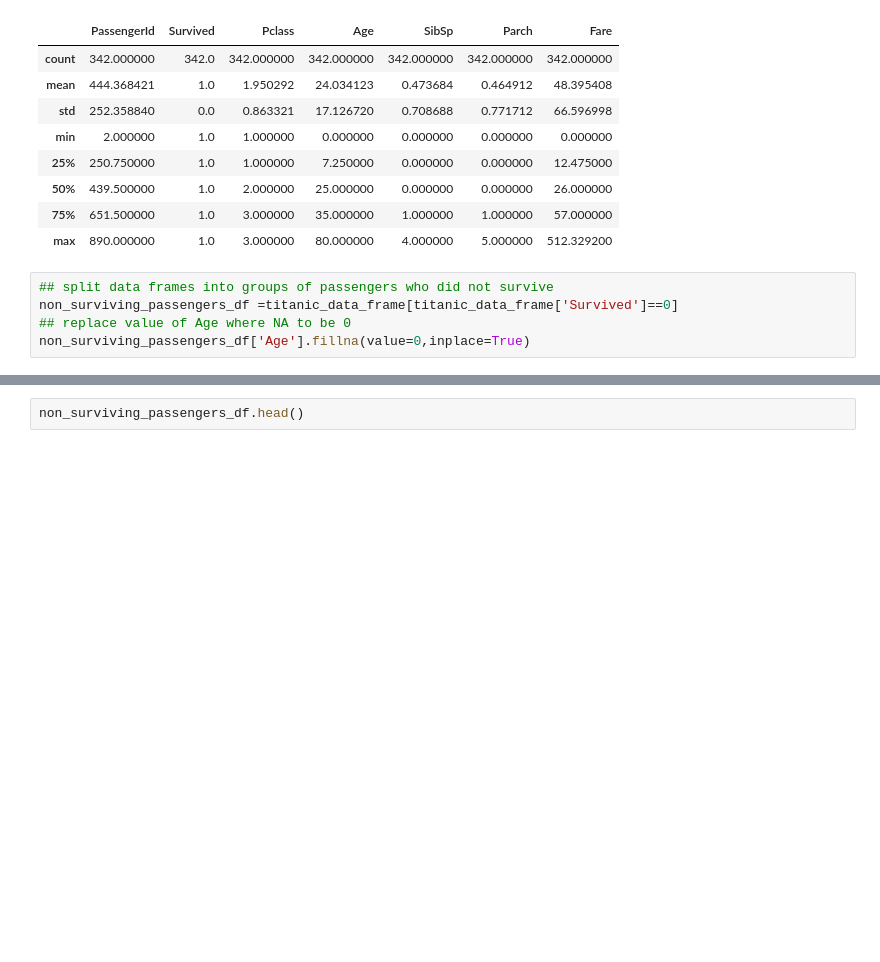
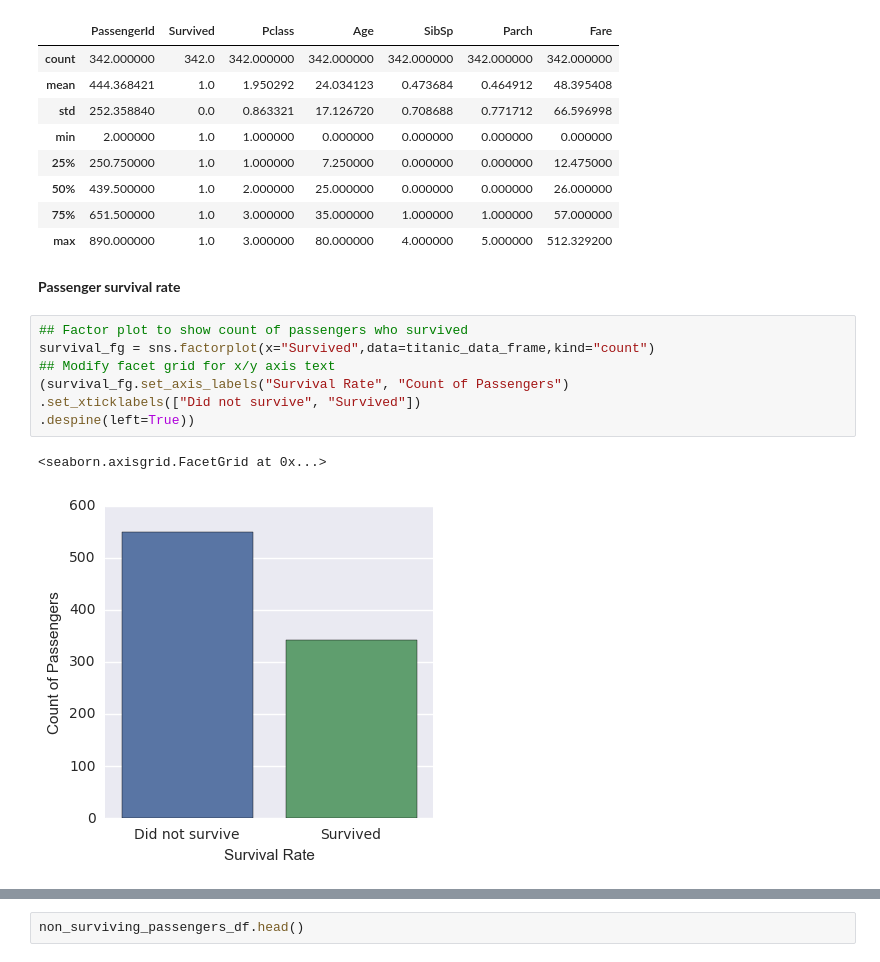
Before and after one commit to Ruchita7/P2_Investigate_Dataset, a Jupyter notebook: P2_investigate_titanic_data.ipynb, the cells around one changed output, grey strips where cells are left out. Cells and saved outputs as stored; diff of their text form; blank space fills up the shorter version.

```diff
--- a/P2_investigate_titanic_data.ipynb
+++ b/P2_investigate_titanic_data.ipynb
@@ -49,8 +166,15 @@ surviving_passengers_df.describe()
 | 50% | 439.500000 | 1.0 | 2.000000 | 25.000000 | 0.000000 | 0.000000 | 26.000000 |
 | 75% | 651.500000 | 1.0 | 3.000000 | 35.000000 | 1.000000 | 1.000000 | 57.000000 |
 | max | 890.000000 | 1.0 | 3.000000 | 80.000000 | 4.000000 | 5.000000 | 512.329200 |
-# %%
-## split data frames into groups of passengers who did not survive
-non_surviving_passengers_df =titanic_data_frame[titanic_data_frame['Survived']==0]
-## replace value of Age where NA to be 0
-non_surviving_passengers_df['Age'].fillna(value=0,inplace=True)
+# %% [markdown]
+**Passenger survival rate**
+# %%
+## Factor plot to show count of passengers who survived
+survival_fg = sns.factorplot(x="Survived",data=titanic_data_frame,kind="count")
+## Modify facet grid for x/y axis text
+(survival_fg.set_axis_labels("Survival Rate", "Count of Passengers")
+.set_xticklabels(["Did not survive", "Survived"])
+.despine(left=True))
+# %% [output]
+<seaborn.axisgrid.FacetGrid at 0x...>
+[figure, added]
```
Also changed, not shown: parts of 33 cells of this notebook.
